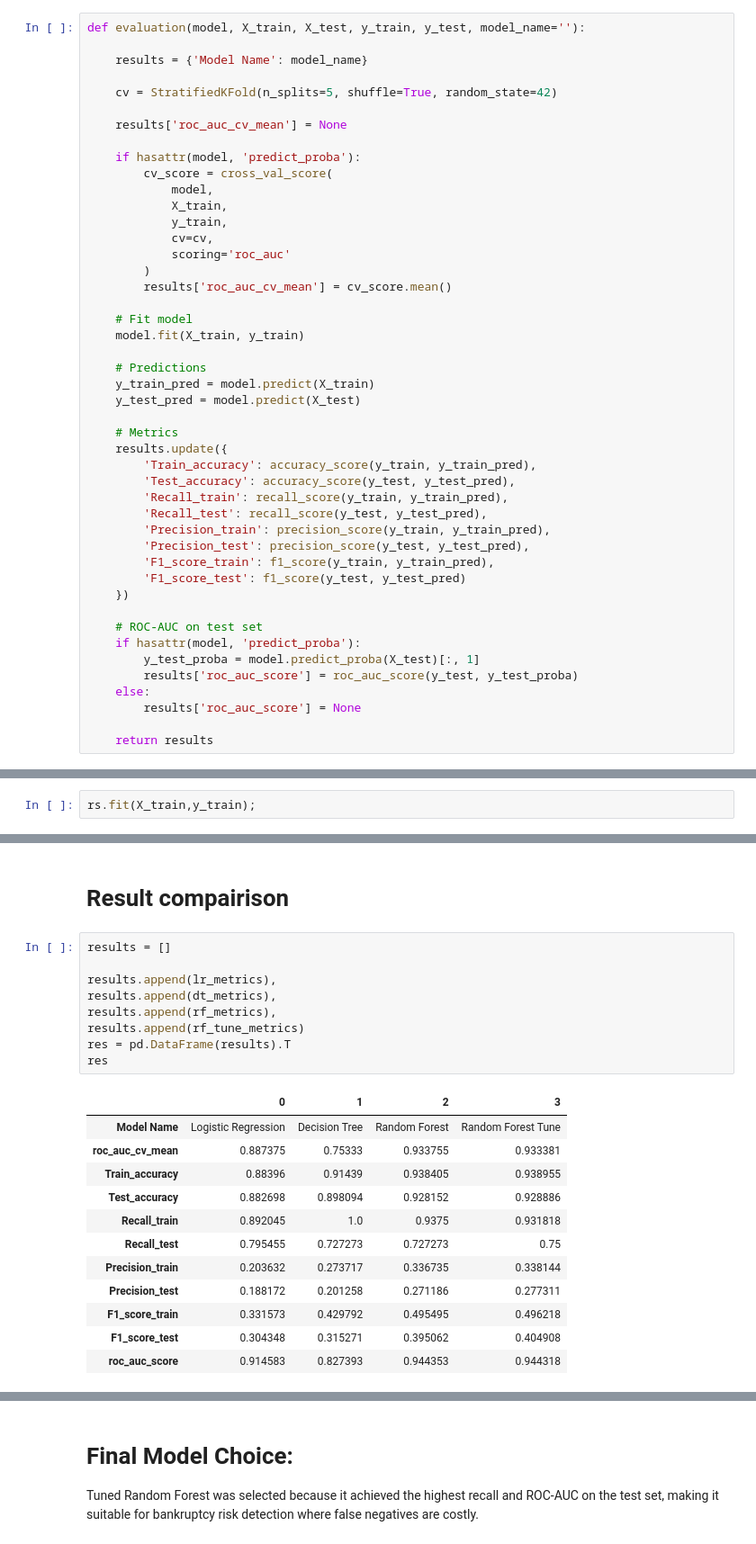
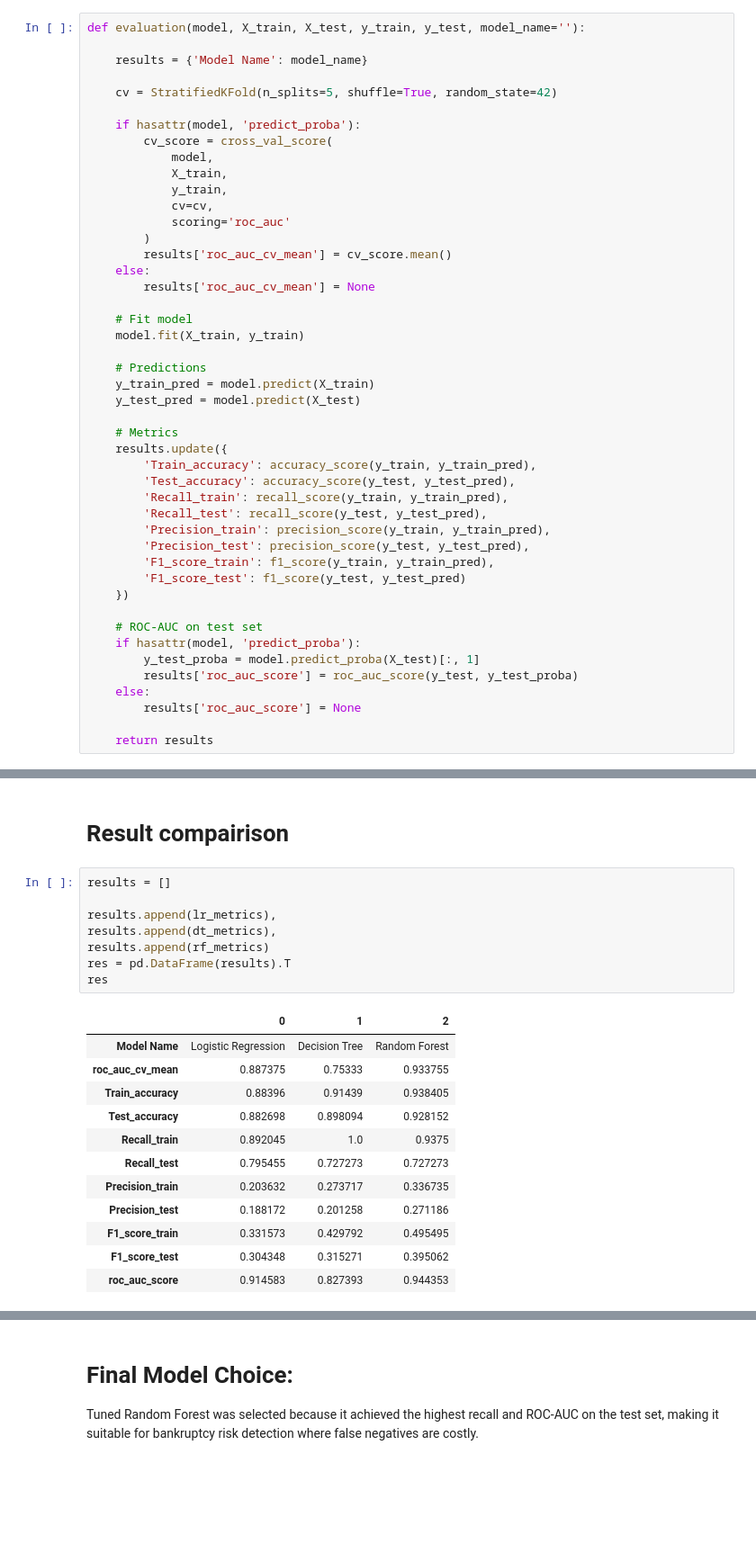
Before and after one commit to Aditya9221/Company-Bankrupt-Prediction-System, a Jupyter notebook: Company Bankruptcy Prediction.ipynb, the cells around one changed output, grey strips where cells are left out. Shown at 90% size. Saved outputs shown, nothing was run; the diff lists cells and outputs as text; blank space fills up the shorter version.

```diff
--- a/Company Bankruptcy Prediction.ipynb
+++ b/Company Bankruptcy Prediction.ipynb
@@ -200,8 +200,6 @@ def evaluation(model, X_train, X_test, y_train, y_test, model_name=''):
     results = {'Model Name': model_name}
 
     cv = StratifiedKFold(n_splits=5, shuffle=True, random_state=42)
-
-    results['roc_auc_cv_mean'] = None
 
     if hasattr(model, 'predict_proba'):
         cv_score = cross_val_score(
@@ -212,6 +210,8 @@ def evaluation(model, X_train, X_test, y_train, y_test, model_name=''):
             scoring='roc_auc'
         )
         results['roc_auc_cv_mean'] = cv_score.mean()
+    else:
+        results['roc_auc_cv_mean'] = None
 
     # Fit model
     model.fit(X_train, y_train)
@@ -328,2 +309,0 @@ rs = RandomizedSearchCV(
-# %%
-rs.fit(X_train,y_train);
@@ -378,22 +331,21 @@ rf_tune_cmd = cmd(rs, X_test, y_test)
 # %%
 results = []
 
 results.append(lr_metrics),
 results.append(dt_metrics),
-results.append(rf_metrics),
-results.append(rf_tune_metrics)
+results.append(rf_metrics)
 res = pd.DataFrame(results).T
 res
 # %% [output]
-|  | 0 | 1 | 2 | 3 |
-| Model Name | Logistic Regression | Decision Tree | Random Forest | Random Forest Tune |
-| roc_auc_cv_mean | 0.887375 | 0.75333 | 0.933755 | 0.933381 |
-| Train_accuracy | 0.88396 | 0.91439 | 0.938405 | 0.938955 |
-| Test_accuracy | 0.882698 | 0.898094 | 0.928152 | 0.928886 |
-| Recall_train | 0.892045 | 1.0 | 0.9375 | 0.931818 |
-| Recall_test | 0.795455 | 0.727273 | 0.727273 | 0.75 |
-| Precision_train | 0.203632 | 0.273717 | 0.336735 | 0.338144 |
-| Precision_test | 0.188172 | 0.201258 | 0.271186 | 0.277311 |
-| F1_score_train | 0.331573 | 0.429792 | 0.495495 | 0.496218 |
-| F1_score_test | 0.304348 | 0.315271 | 0.395062 | 0.404908 |
-| roc_auc_score | 0.914583 | 0.827393 | 0.944353 | 0.944318 |
+|  | 0 | 1 | 2 |
+| Model Name | Logistic Regression | Decision Tree | Random Forest |
+| roc_auc_cv_mean | 0.887375 | 0.75333 | 0.933755 |
+| Train_accuracy | 0.88396 | 0.91439 | 0.938405 |
+| Test_accuracy | 0.882698 | 0.898094 | 0.928152 |
+| Recall_train | 0.892045 | 1.0 | 0.9375 |
+| Recall_test | 0.795455 | 0.727273 | 0.727273 |
+| Precision_train | 0.203632 | 0.273717 | 0.336735 |
+| Precision_test | 0.188172 | 0.201258 | 0.271186 |
+| F1_score_train | 0.331573 | 0.429792 | 0.495495 |
+| F1_score_test | 0.304348 | 0.315271 | 0.395062 |
+| roc_auc_score | 0.914583 | 0.827393 | 0.944353 |
```
Also changed, not shown: parts of 22 cells of this notebook.
